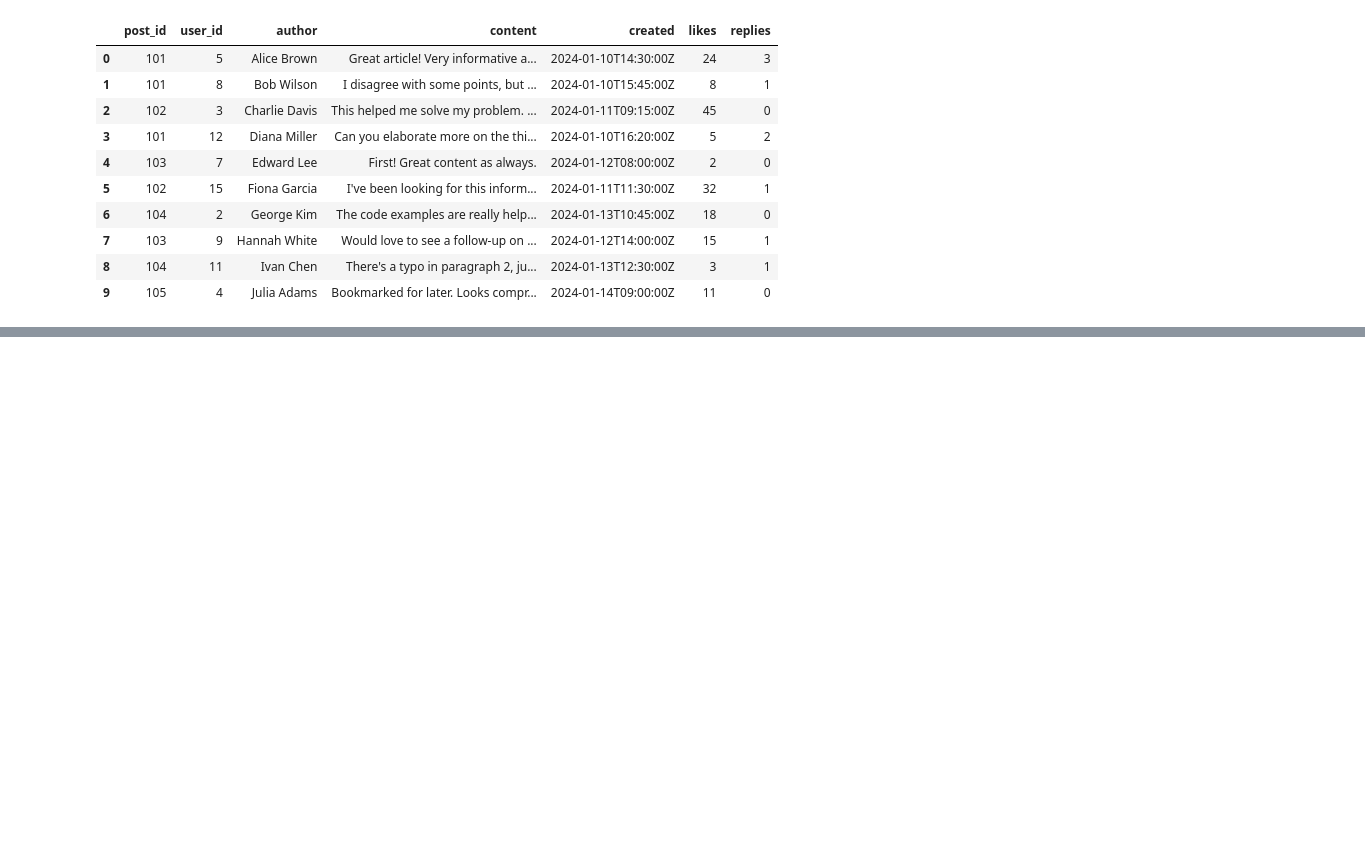
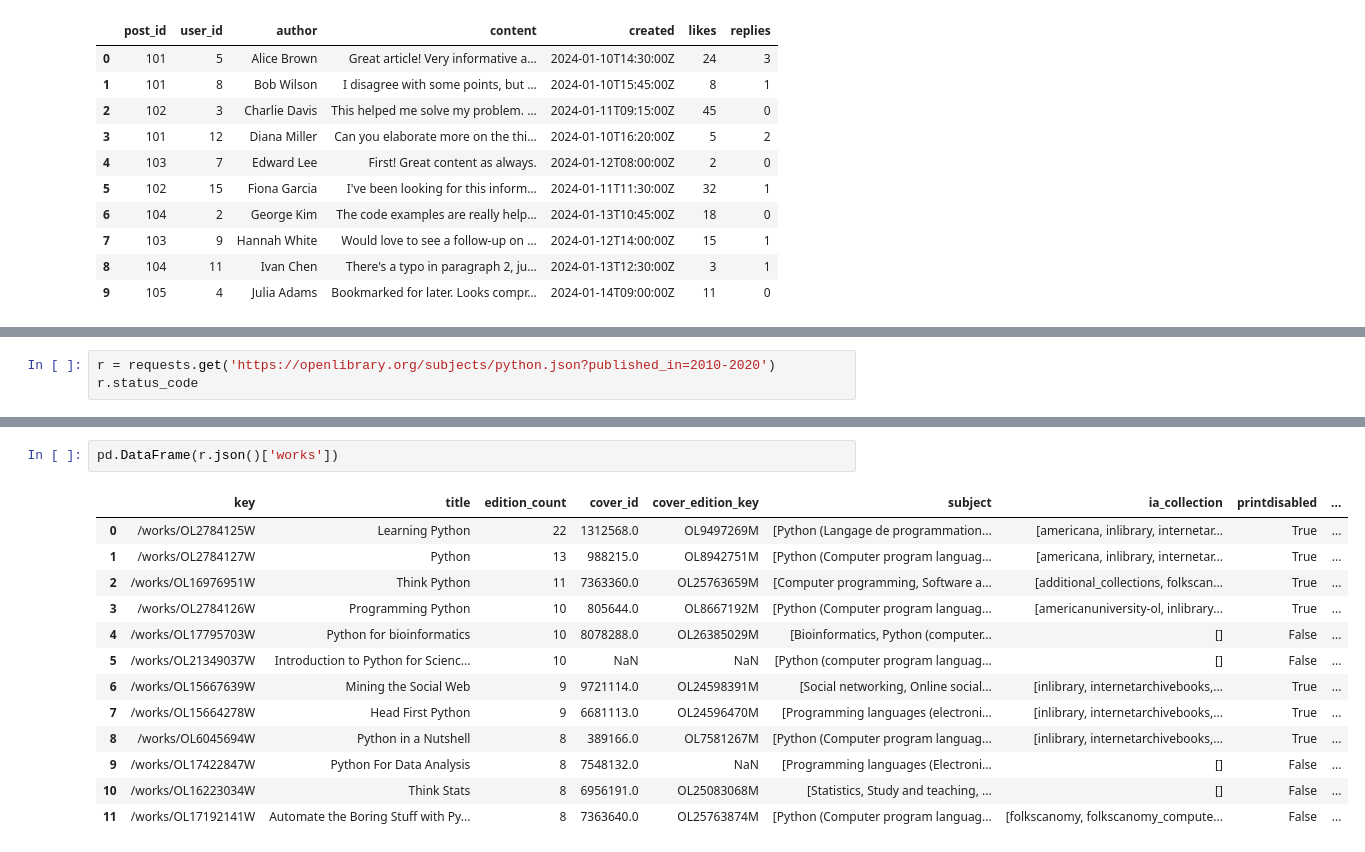
Before and after one commit to Ahmadjon0125/Mohirdev_lessons, a Jupyter notebook: Ma'lumotlarga ishlov berish. Fayllar va ma'lumotlar ombori/1.File.ipynb, the cells around one changed output, grey strips where cells are left out. Saved outputs shown, nothing was run; the diff lists cells and outputs as text; blank space fills up the shorter version.

Commit message:
JSON

```diff
--- a/Ma'lumotlarga ishlov berish. Fayllar va ma'lumotlar ombori/1.File.ipynb
+++ b/Ma'lumotlarga ishlov berish. Fayllar va ma'lumotlar ombori/1.File.ipynb
@@ -343,0 +346,3 @@ df_new.drop(['id'],axis=1)
+# %%
+r = requests.get('https://openlibrary.org/subjects/python.json?published_in=2010-2020')
+r.status_code
@@ -343,0 +389,16 @@ df_new.drop(['id'],axis=1)
+# %%
+pd.DataFrame(r.json()['works'])
+# %% [output]
+|  | key | title | edition_count | cover_id | cover_edition_key | subject | ia_collection | printdisabled | ... |
+| 0 | /works/OL2784125W | Learning Python | 22 | 1312568.0 | OL9497269M | [Python (Langage de programmation... | [americana, inlibrary, internetar... | True | ... |
+| 1 | /works/OL2784127W | Python | 13 | 988215.0 | OL8942751M | [Python (Computer program languag... | [americana, inlibrary, internetar... | True | ... |
+| 2 | /works/OL16976951W | Think Python | 11 | 7363360.0 | OL25763659M | [Computer programming, Software a... | [additional_collections, folkscan... | True | ... |
+| 3 | /works/OL2784126W | Programming Python | 10 | 805644.0 | OL8667192M | [Python (Computer program languag... | [americanuniversity-ol, inlibrary... | True | ... |
+| 4 | /works/OL17795703W | Python for bioinformatics | 10 | 8078288.0 | OL26385029M | [Bioinformatics, Python (computer... | [] | False | ... |
+| 5 | /works/OL21349037W | Introduction to Python for Scienc... | 10 | NaN | NaN | [Python (computer program languag... | [] | False | ... |
+| 6 | /works/OL15667639W | Mining the Social Web | 9 | 9721114.0 | OL24598391M | [Social networking, Online social... | [inlibrary, internetarchivebooks,... | True | ... |
+| 7 | /works/OL15664278W | Head First Python | 9 | 6681113.0 | OL24596470M | [Programming languages (electroni... | [inlibrary, internetarchivebooks,... | True | ... |
+| 8 | /works/OL6045694W | Python in a Nutshell | 8 | 389166.0 | OL7581267M | [Python (Computer program languag... | [inlibrary, internetarchivebooks,... | True | ... |
+| 9 | /works/OL17422847W | Python For Data Analysis | 8 | 7548132.0 | NaN | [Programming languages (Electroni... | [] | False | ... |
+| 10 | /works/OL16223034W | Think Stats | 8 | 6956191.0 | OL25083068M | [Statistics, Study and teaching, ... | [] | False | ... |
+| 11 | /works/OL17192141W | Automate the Boring Stuff with Py... | 8 | 7363640.0 | OL25763874M | [Python (Computer program languag... | [folkscanomy, folkscanomy_compute... | False | ... |
```
Also changed, not shown: parts of 5 cells of this notebook.
